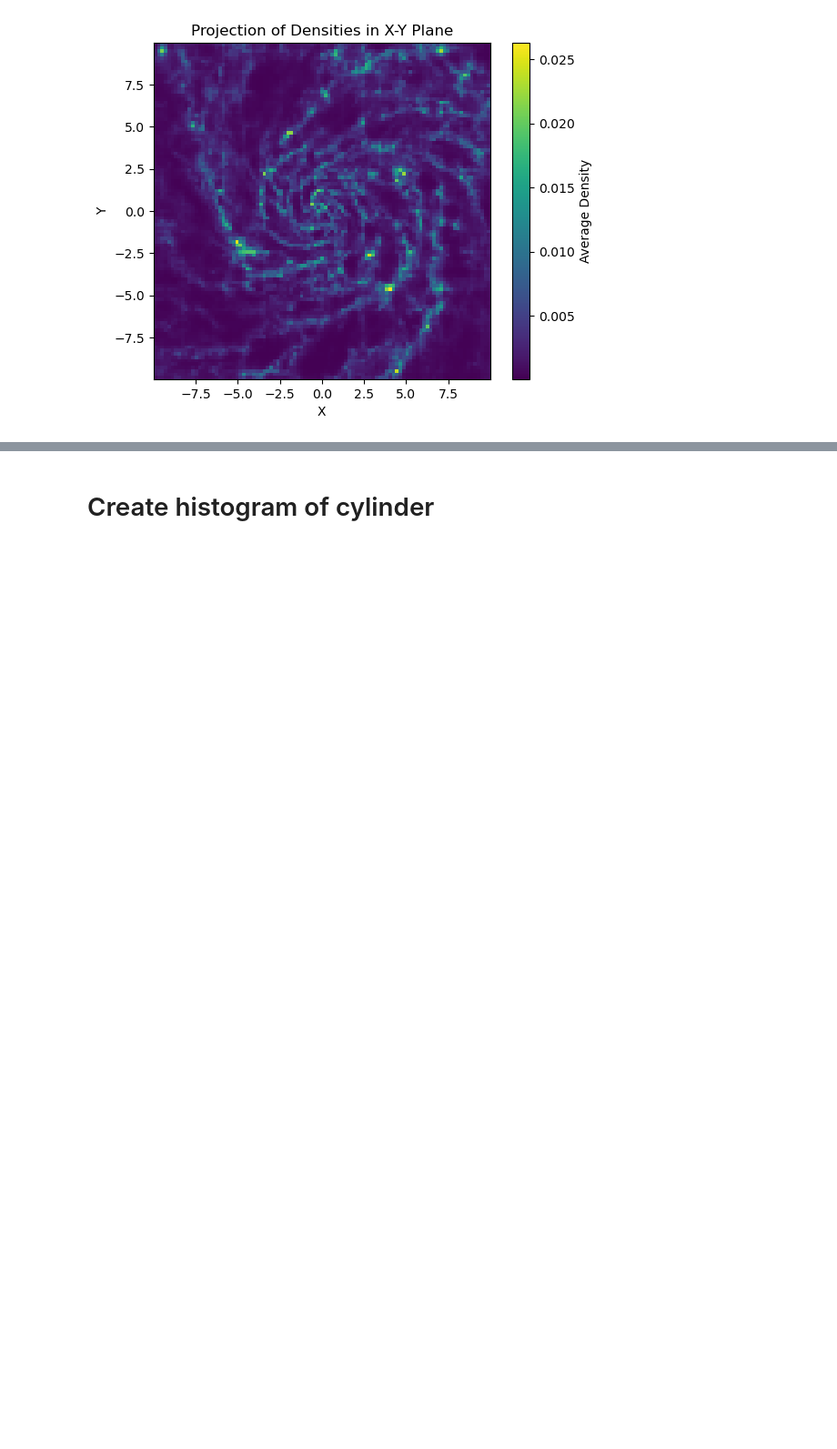
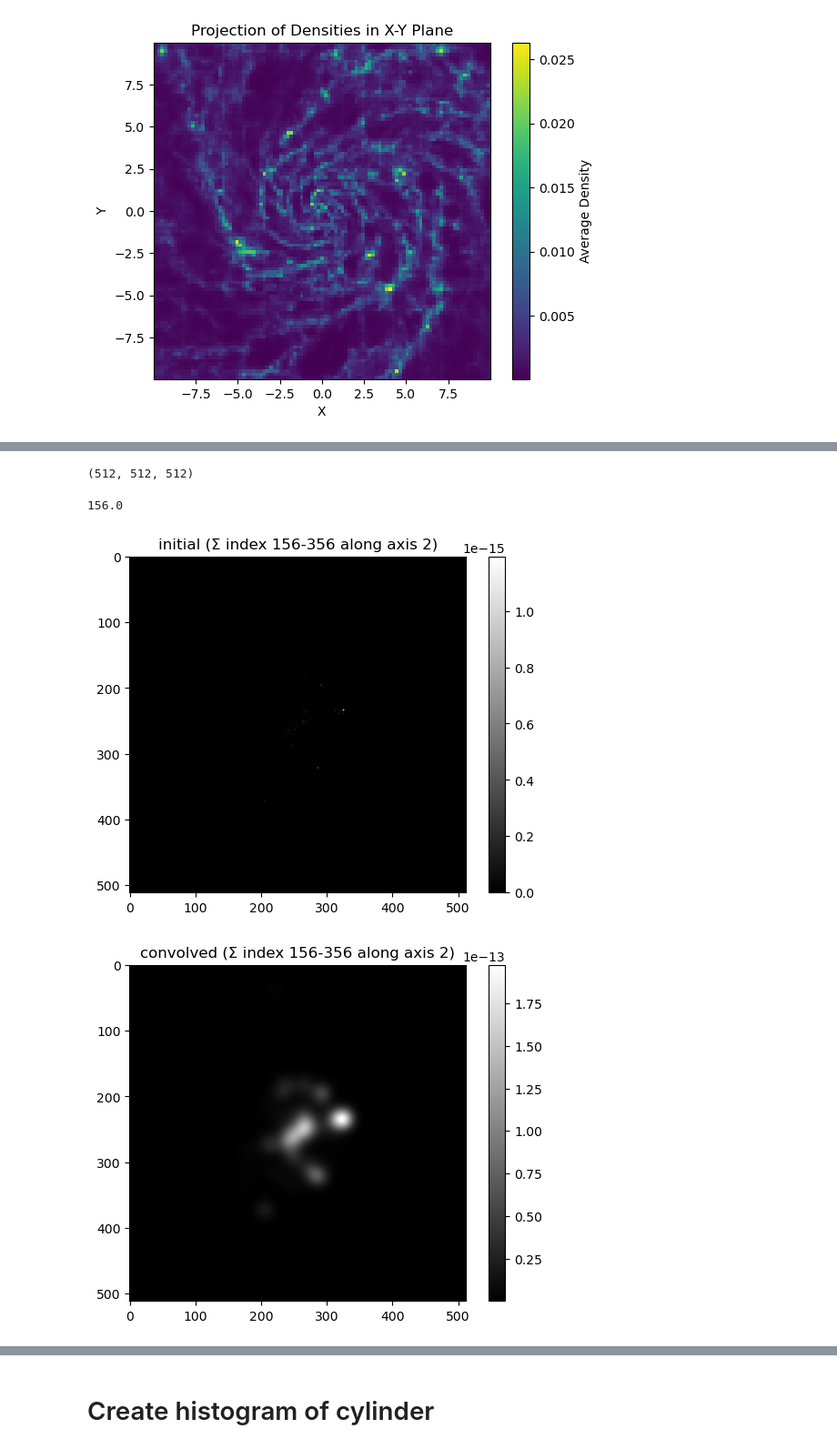
Before and after one commit to msekatchev/nugget-emissions, a Jupyter notebook: processing/generate-skymap-from-cubes-v2-random-sampling.ipynb, the cells around one changed output, grey strips where cells are left out. Shown at 91% size. Saved outputs shown, nothing was run; the diff lists cells and outputs as text; code cells hidden in the pictures; blank space fills up the shorter version.

```diff
--- a/processing/generate-skymap-from-cubes-v2-random-sampling.ipynb
+++ b/processing/generate-skymap-from-cubes-v2-random-sampling.ipynb
@@ -385,0 +430,20 @@ $[6.1409469 \times 10^{-149},~6.1409469 \times 10^{-149},~6.1409469 \times 10^{-
+# %%
+def visualize_sum_along_axis(array, axis, index_range, title):
+    """
+    Visualize a sum of pixels along a given axis of a 3D array between two indices.
+
+    :param array: 3D numpy array.
+    :param axis: The axis along which to sum (0, 1, or 2).
+    :param index_range: Tuple (start_index, end_index) for the range of indices along the given axis.
+    :param title: Title of the plot.
+    """
+    start_idx, end_idx = index_range
+
+    # Sum along the chosen axis in the given index range
+    summed_array = np.sum(array.take(indices=range(start_idx, end_idx), axis=axis), axis=axis)
+
+    # Plot the result
+    plt.imshow(summed_array, cmap='gray')
+    plt.title(f'{title} (Σ index {start_idx}-{end_idx} along axis {axis})')
+    plt.colorbar()
+    plt.show()
@@ -385,0 +503,19 @@ $[6.1409469 \times 10^{-149},~6.1409469 \times 10^{-149},~6.1409469 \times 10^{-
+# %%
+aqn_emit = fft_convolve3d_aligned(cubes["aqn_emit"].value, kernel)
+# %%
+aqn_emit.shape
+# %% [output]
+(512, 512, 512)
+# %%
+512/2 - 100
+# %% [output]
+156.0
+# %%
+visualize_sum_along_axis(cubes["aqn_emit"].value, 2, (156, 356), "initial")
+visualize_sum_along_axis(aqn_emit, 2, (156, 356), "convolved")
+
+visualize_sum_along_axis_2(cubes["aqn_emit"], grid_coords)
+visualize_sum_along_axis_2(aqn_emit*u.K, grid_coords)
+# %% [output]
+[figure, added]
+[figure, added]
```
Also changed, not shown: parts of 25 cells of this notebook.
